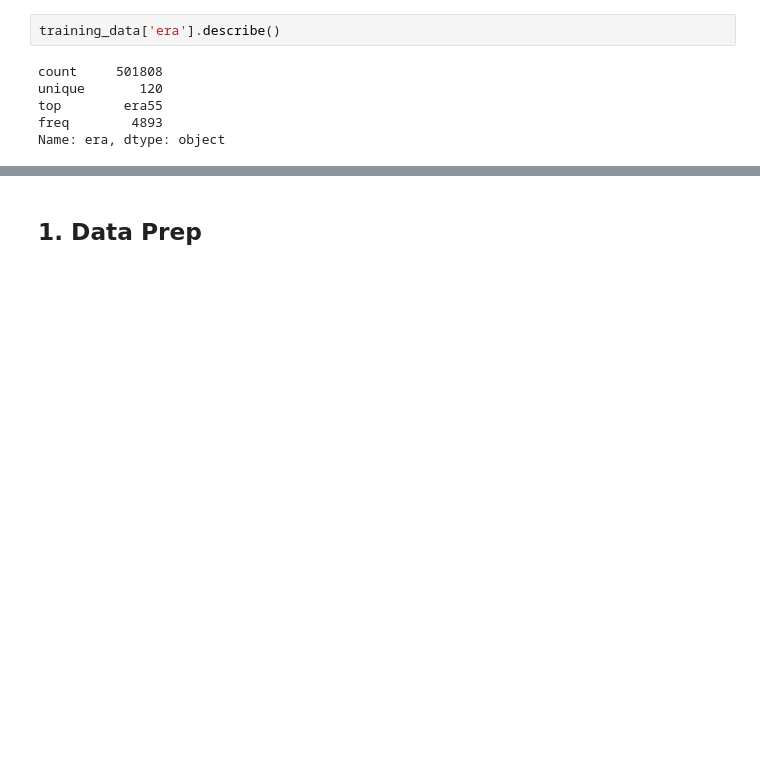
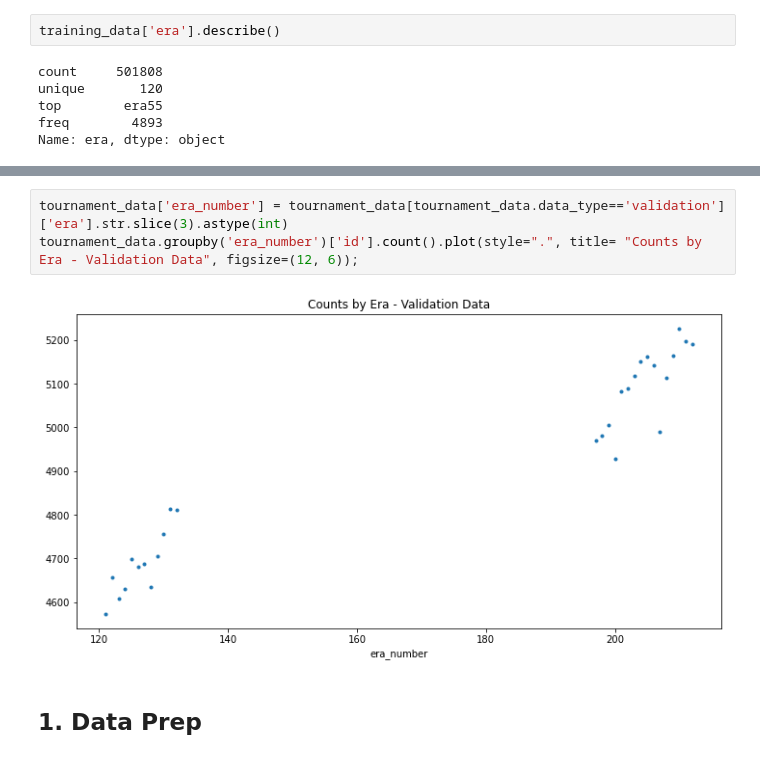
Before and after one commit to anyaconda/myNumerai, a Jupyter notebook: myNumerai_linear_starter.ipynb, the cells around one changed output, grey strips where cells are left out. Saved outputs shown, nothing was run; the diff lists cells and outputs as text; blank space fills up the shorter version.

```diff
--- a/myNumerai_linear_starter.ipynb
+++ b/myNumerai_linear_starter.ipynb
@@ -279,3 +280,8 @@ training_data.groupby('era_number')['id'].count().plot(title= "Counts by Era - T
+# %%
+tournament_data['era_number'] = tournament_data[tournament_data.data_type=='validation']['era'].str.slice(3).astype(int)
+tournament_data.groupby('era_number')['id'].count().plot(style=".", title= "Counts by Era - Validation Data", figsize=(12, 6));
+# %% [output]
+[figure, added]
 # %% [markdown]
 ## 1. Data Prep
 # %%
```
Also changed, not shown: parts of 46 cells of this notebook.
